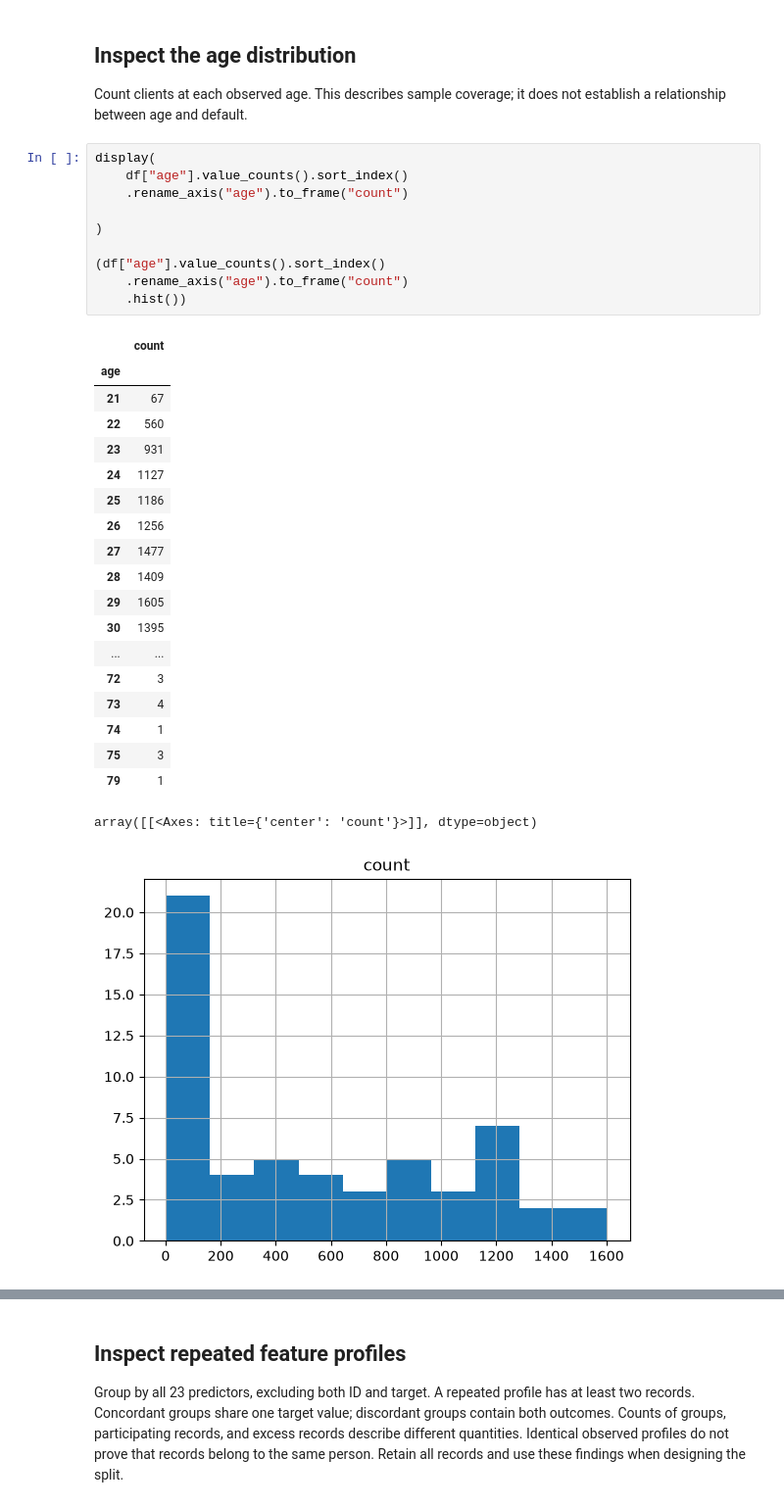
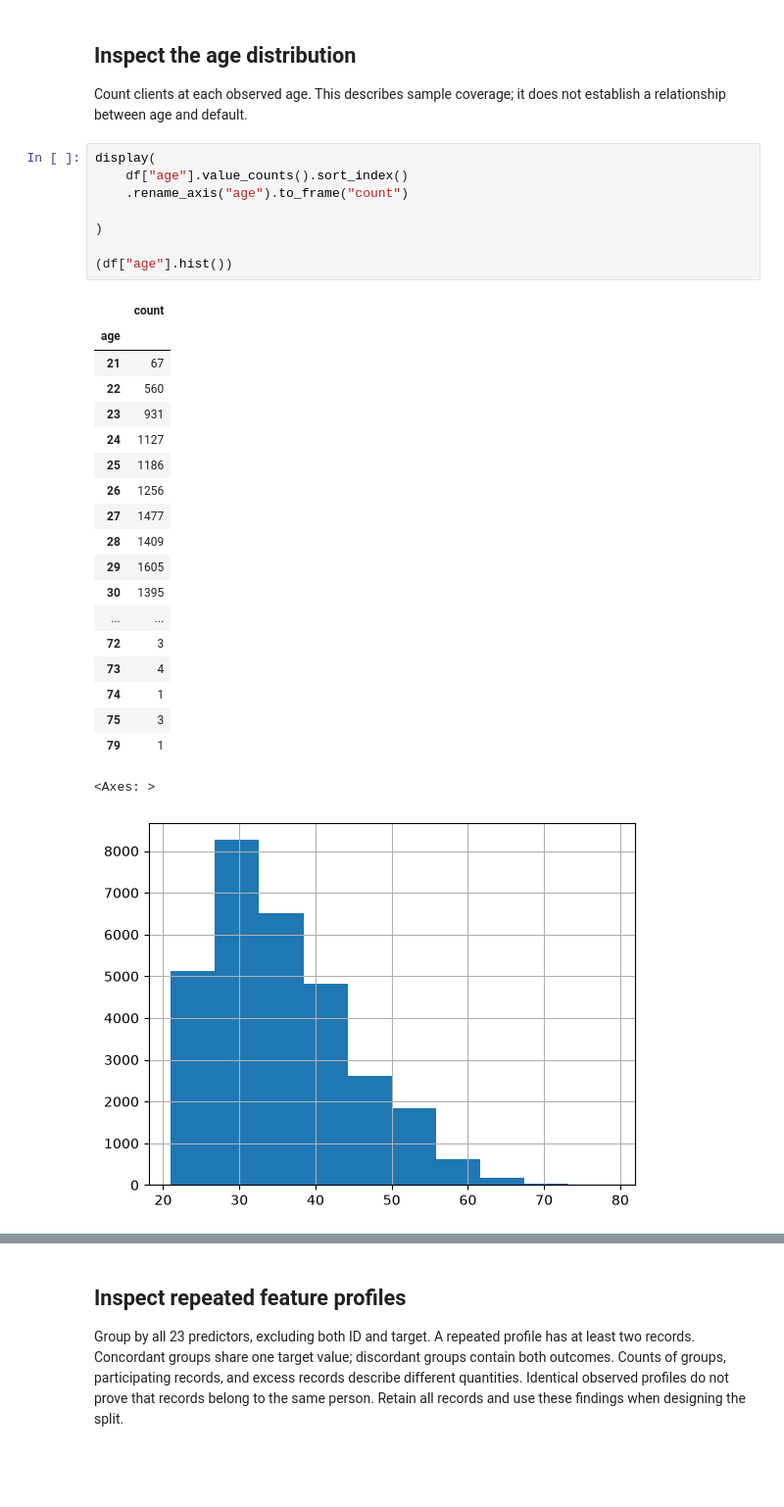
Before and after one commit to claudcelle/credit_default_prediction, a Jupyter notebook: notebooks/eda.ipynb, the cells around one changed output, grey strips where cells are left out. Shown at 98% size. Drawn from its saved outputs; the diff is of its cells as text; blank space fills up the shorter version.

```diff
--- a/notebooks/eda.ipynb
+++ b/notebooks/eda.ipynb
@@ -265,31 +265,29 @@ Count clients at each observed age. This describes sample coverage; it does not
 # %%
 display(
     df["age"].value_counts().sort_index()
     .rename_axis("age").to_frame("count")
 
 )
 
-(df["age"].value_counts().sort_index()
-    .rename_axis("age").to_frame("count")
-    .hist())
+(df["age"].hist())
 # %% [output]
 |  | count |
 | age |  |
 | 21 | 67 |
 | 22 | 560 |
 | 23 | 931 |
 | 24 | 1127 |
 | 25 | 1186 |
 | 26 | 1256 |
 | 27 | 1477 |
 | 28 | 1409 |
 | 29 | 1605 |
 | 30 | 1395 |
 | ... | ... |
 | 72 | 3 |
 | 73 | 4 |
 | 74 | 1 |
 | 75 | 3 |
 | 79 | 1 |
-array([[<Axes: title={'center': 'count'}>]], dtype=object)
+<Axes: >
-[figure, old version]
+[figure, new version]
```
Also changed, not shown: parts of 10 cells of this notebook, 10 other files.
